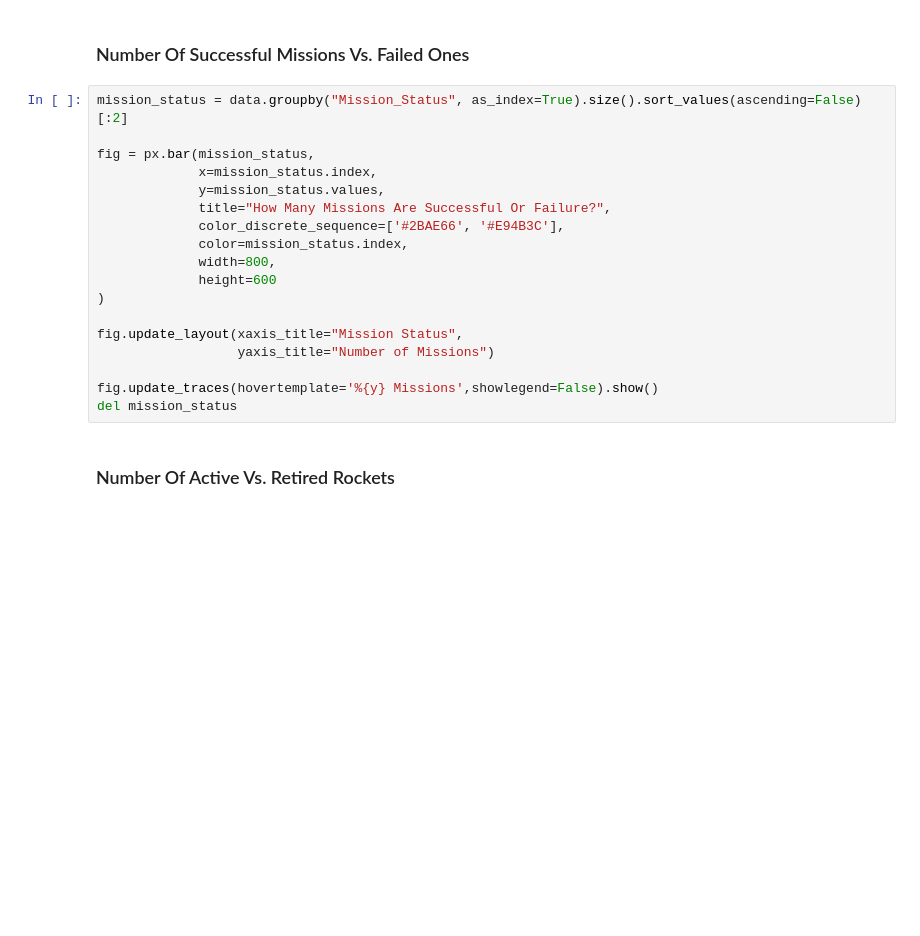
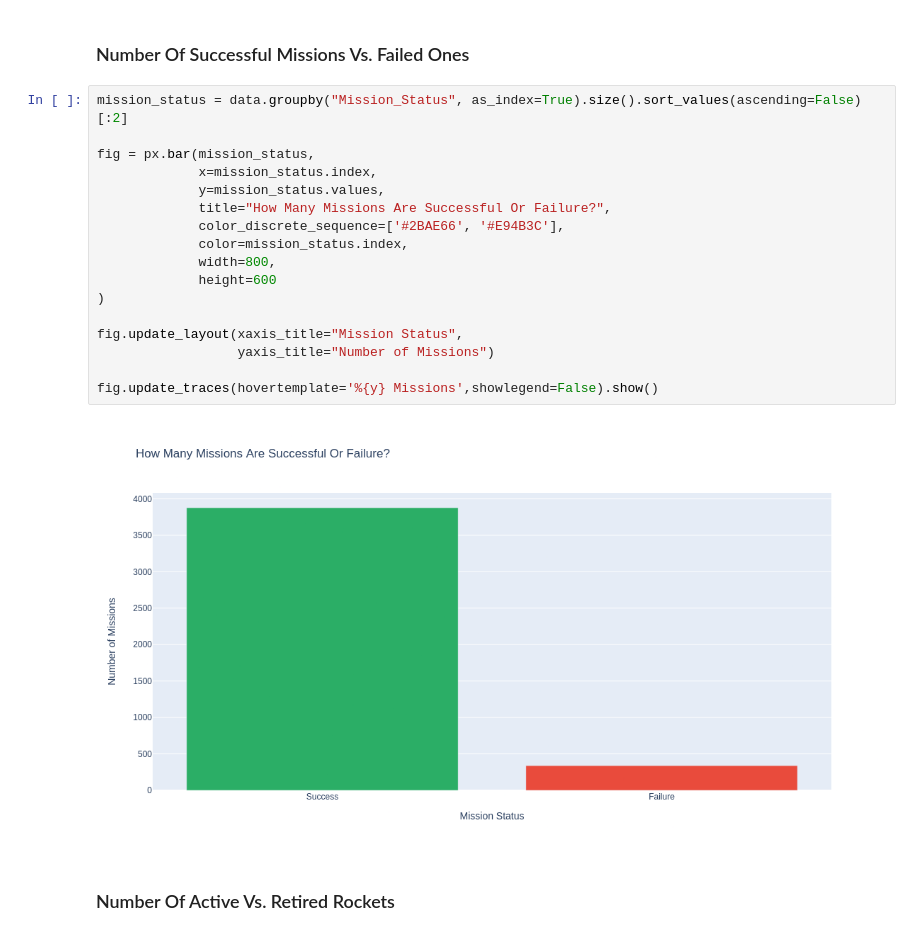
Before and after one commit to RedeemedSpoon/Space-Exploration, a Jupyter notebook: Space-Missions.ipynb, the cells around one changed output. Drawn from its saved outputs; the diff is of its cells as text; blank space fills up the shorter version.

```diff
--- a/Space-Missions.ipynb
+++ b/Space-Missions.ipynb
@@ -176,21 +180,22 @@ fig.update_traces(hovertemplate='%{y} Missions').show()
 # %%
 mission_status = data.groupby("Mission_Status", as_index=True).size().sort_values(ascending=False)[:2]
 
 fig = px.bar(mission_status,
              x=mission_status.index,
              y=mission_status.values,
              title="How Many Missions Are Successful Or Failure?",
              color_discrete_sequence=['#2BAE66', '#E94B3C'],
              color=mission_status.index,
              width=800,
              height=600
 )
 
 fig.update_layout(xaxis_title="Mission Status",
                   yaxis_title="Number of Missions")
 
 fig.update_traces(hovertemplate='%{y} Missions',showlegend=False).show()
-del mission_status
+# %% [output]
+[figure, added]
 # %% [markdown]
 ### Number Of Active Vs. Retired Rockets
 # %%
```
Also changed, not shown: parts of 12 cells of this notebook.
